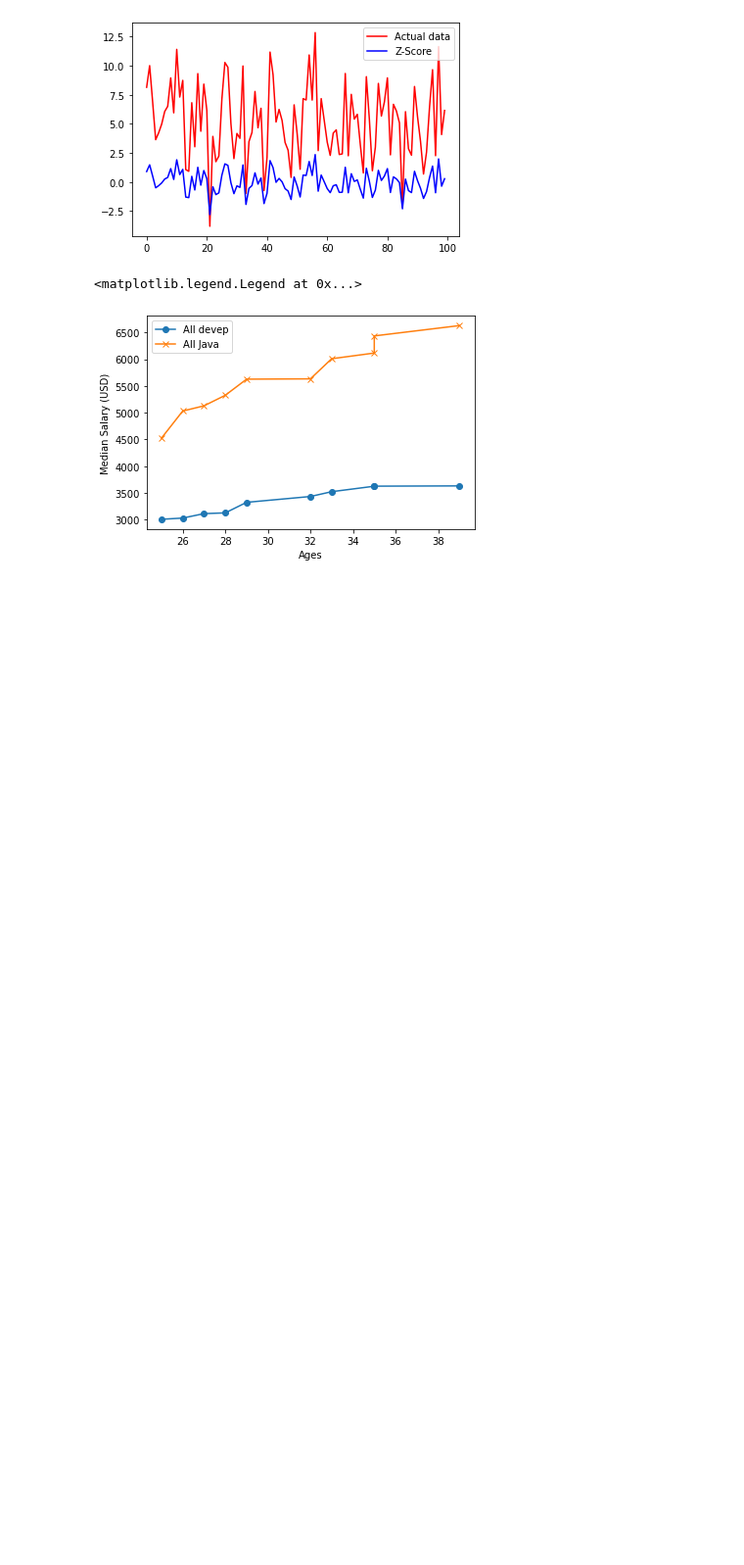
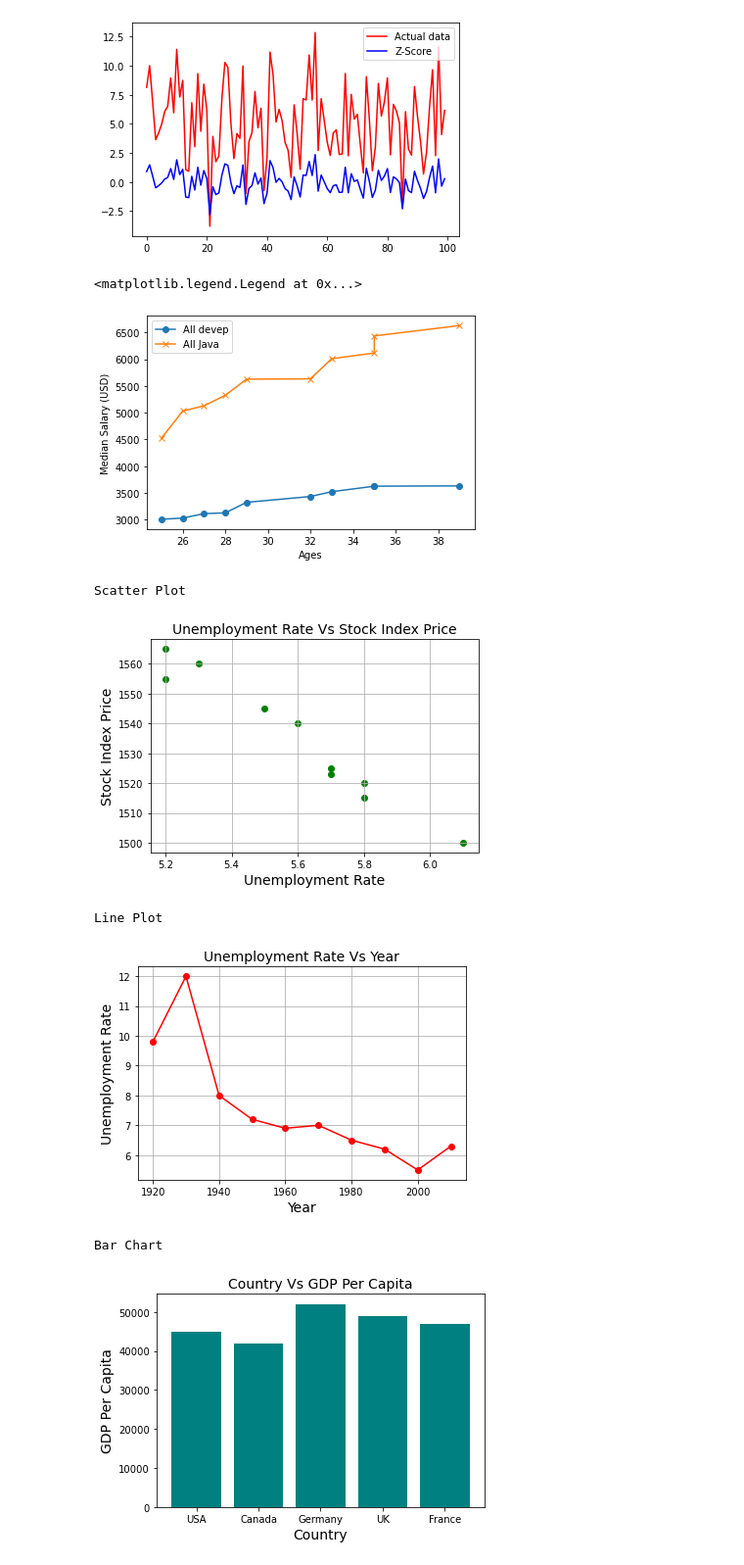
Before and after one commit to Bsarma90/Composite-Analytics, a Jupyter notebook: BootCamp-Session-1.ipynb, the cells around one changed output. Shown at 98% size. Saved outputs shown, nothing was run; the diff lists cells and outputs as text; code cells hidden in the pictures; blank space fills up the shorter version.

```diff
--- a/BootCamp-Session-1.ipynb
+++ b/BootCamp-Session-1.ipynb
@@ -180,3 +180,41 @@ plt.legend()
 # %% [output]
 <matplotlib.legend.Legend at 0x...>
 [figure]
+# %%
+# Make bar, line and scatter plots using matplotlib using any data
+import matplotlib.pyplot as plt
+print("Scatter Plot")
+Unemployment_Rate = [6.1,5.8,5.7,5.7,5.8,5.6,5.5,5.3,5.2,5.2]
+Stock_Index_Price = [1500,1520,1525,1523,1515,1540,1545,1560,1555,1565]
+plt.scatter(Unemployment_Rate, Stock_Index_Price, color='green')
+plt.title('Unemployment Rate Vs Stock Index Price', fontsize=14)
+plt.xlabel('Unemployment Rate', fontsize=14)
+plt.ylabel('Stock Index Price', fontsize=14)
+plt.grid(True)
+plt.show()
+print("Line Plot")
+Year = [1920,1930,1940,1950,1960,1970,1980,1990,2000,2010]
+Unemployment_Rate = [9.8,12,8,7.2,6.9,7,6.5,6.2,5.5,6.3]
+plt.plot(Year, Unemployment_Rate, color='red', marker='o')
+plt.title('Unemployment Rate Vs Year', fontsize=14)
+plt.xlabel('Year', fontsize=14)
+plt.ylabel('Unemployment Rate', fontsize=14)
+plt.grid(True)
+plt.show()
+print("Bar Chart")
+Country = ['USA','Canada','Germany','UK','France']
+GDP_Per_Capita = [45000,42000,52000,49000,47000]
+xAxis = [i + 0.5 for i, _ in enumerate(Country)]
+plt.bar(xAxis, GDP_Per_Capita, color='teal')
+plt.title('Country Vs GDP Per Capita', fontsize=14)
+plt.xlabel('Country', fontsize=14)
+plt.ylabel('GDP Per Capita', fontsize=14)
+plt.xticks([i + 0.5 for i, _ in enumerate(Country)], Country)
+plt.show()
+# %% [output]
+Scatter Plot
+[figure, added]
+Line Plot
+[figure, added]
+Bar Chart
+[figure, added]
```
